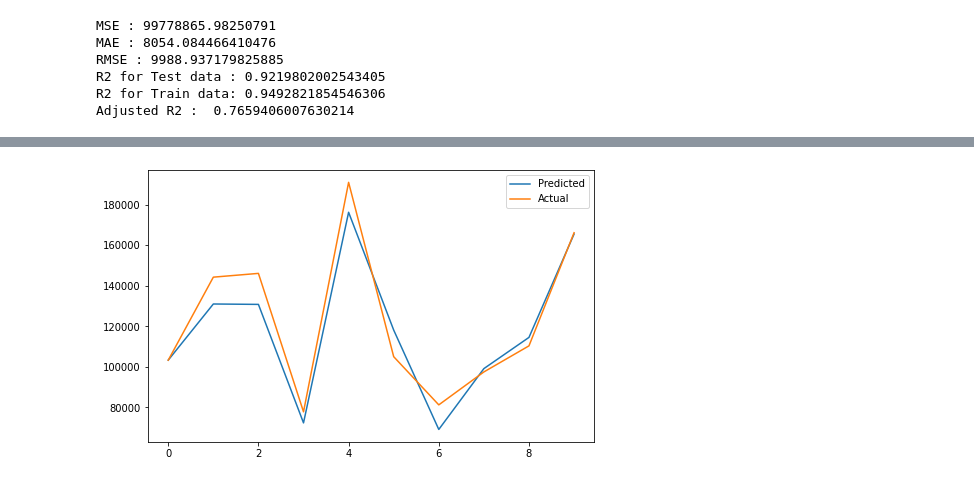
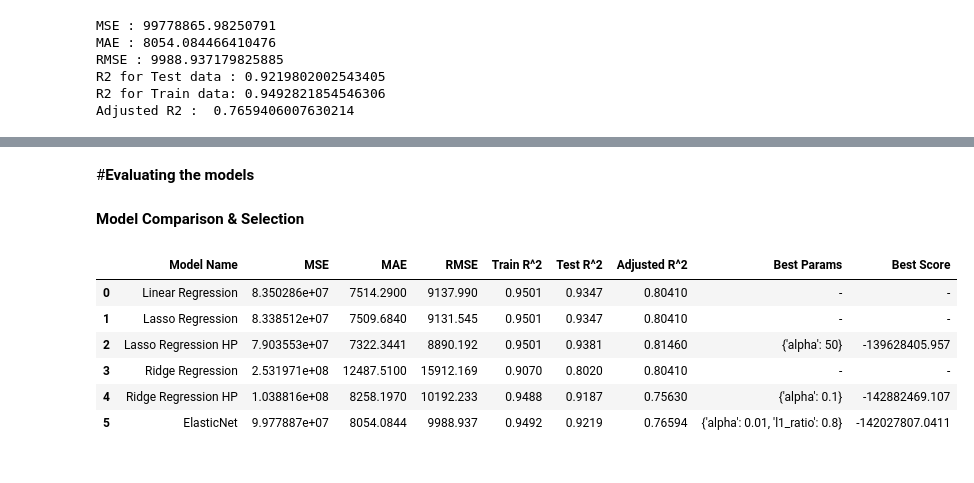
Before and after one commit to RAHULRAJ666DX/Startups-Profit-Prediction-Machine-Learning-Project, a Jupyter notebook: 50_Startups_Linear_Regression_Project.ipynb, the cells around one changed output, grey strips where cells are left out. Cells and saved outputs as stored; diff of their text form; code cells hidden in the pictures.

```diff
--- a/50_Startups_Linear_Regression_Project.ipynb
+++ b/50_Startups_Linear_Regression_Project.ipynb
@@ -647,7 +656,8 @@ plt.show()
 # %% [output]
 [figure]
 # %%
-mean_squared_error(y_test, R_y_test)
+Ridge_MSE = mean_squared_error(y_test, R_y_test)
+Ridge_MSE
 # %% [output]
 253197124.19952044
 # %%
@@ -744,7 +756,8 @@ print("Best parameter of Ridge:",ridge_score_1)
 Best parameter of Ridge: {'alpha': 0.1}
 Best parameter of Ridge: -142882469.10702828
 # %%
-mean_squared_error(y_test, R_y_test_CV)
+Ridge_MSE_HP = mean_squared_error(y_test, R_y_test_CV)
+Ridge_MSE_HP
 # %% [output]
 103881620.89575277
 # %%
@@ -857,11 +884,32 @@ Ridge: R2 score for Train Data = **0.9492**
 Ridge: R2 score for Test Data = **0.9219**
 
 Adjusted R-squarede for the data = **0.76594**
-# %%
-plt.figure(figsize=(8,5))
-plt.plot(y_pred_elastic)
-plt.plot(np.array(y_test))
-plt.legend(["Predicted","Actual"])
-plt.show()
-# %% [output]
-[figure, removed]
+# %% [markdown]
+#<b>Evaluating the models
+# %%
+models= ['Linear Regression', 'Lasso Regression', 'Lasso Regression HP','Ridge Regression', 'Ridge Regression HP','ElasticNet']
+# %%
+test_mse= [Linear_MSE, mean_lasso_reg, MSE_lasso_HP, Ridge_MSE, Ridge_MSE_HP, MSE]
+test_mae= [7514.29, 7509.684, 7322.3441, 12487.51, 8258.197, 8054.0844]
+test_rmse= [9137.99, 9131.545, 8890.192, 15912.169, 10192.233, 9988.937]
+train_r2= [0.9501, 0.9501, 0.9501, 0.907, 0.9488, 0.9492]
+test_r2= [0.9347, 0.9347, 0.9381, 0.802, 0.9187, 0.9219]
+test_adjusted_r2= [0.8041, 0.8041, 0.8146, 0.8041, 0.7563, 0.76594]
+best_para = ['-','-',{'alpha': 50},'-',{'alpha': 0.1},{'alpha': 0.01, 'l1_ratio': 0.8}]
+best_sco = ['-','-',-139628405.957,'-',-142882469.107,-142027807.0411]
+# %% [markdown]
+<b>Model Comparison & Selection
+# %%
+model_comparison = pd.DataFrame({'Model Name': models,
+                          'MSE': test_mse,'MAE': test_mae,'RMSE': test_rmse,
+                          'Train R^2': train_r2,'Test R^2': test_r2,
+                          'Adjusted R^2': test_adjusted_r2,'Best Params': best_para,'Best Score': best_sco})
+model_comparison
+# %% [output]
+|  | Model Name | MSE | MAE | RMSE | Train R^2 | Test R^2 | Adjusted R^2 | Best Params | Best Score |
+| 0 | Linear Regression | 8.350286e+07 | 7514.2900 | 9137.990 | 0.9501 | 0.9347 | 0.80410 | - | - |
+| 1 | Lasso Regression | 8.338512e+07 | 7509.6840 | 9131.545 | 0.9501 | 0.9347 | 0.80410 | - | - |
+| 2 | Lasso Regression HP | 7.903553e+07 | 7322.3441 | 8890.192 | 0.9501 | 0.9381 | 0.81460 | {'alpha': 50} | -139628405.957 |
+| 3 | Ridge Regression | 2.531971e+08 | 12487.5100 | 15912.169 | 0.9070 | 0.8020 | 0.80410 | - | - |
+| 4 | Ridge Regression HP | 1.038816e+08 | 8258.1970 | 10192.233 | 0.9488 | 0.9187 | 0.75630 | {'alpha': 0.1} | -142882469.107 |
+| 5 | ElasticNet | 9.977887e+07 | 8054.0844 | 9988.937 | 0.9492 | 0.9219 | 0.76594 | {'alpha': 0.01, 'l1_ratio': 0.8} | -142027807.0411 |
```
Also changed, not shown: parts of 28 cells of this notebook.
